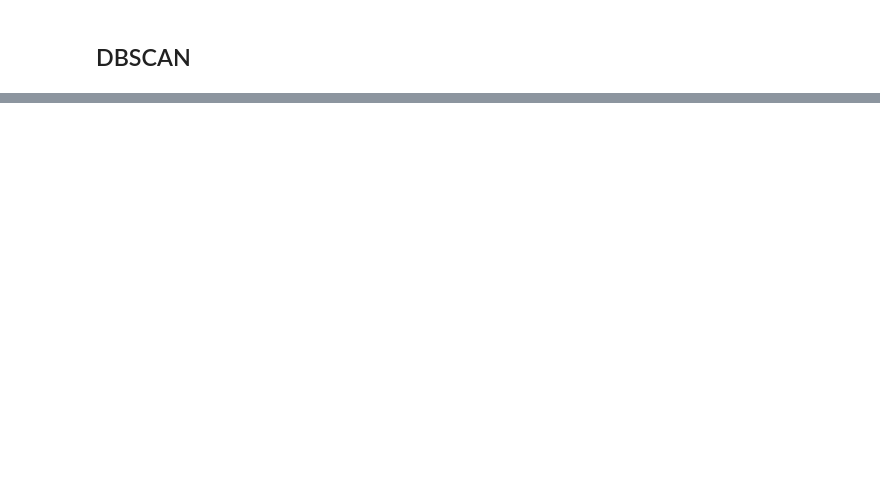
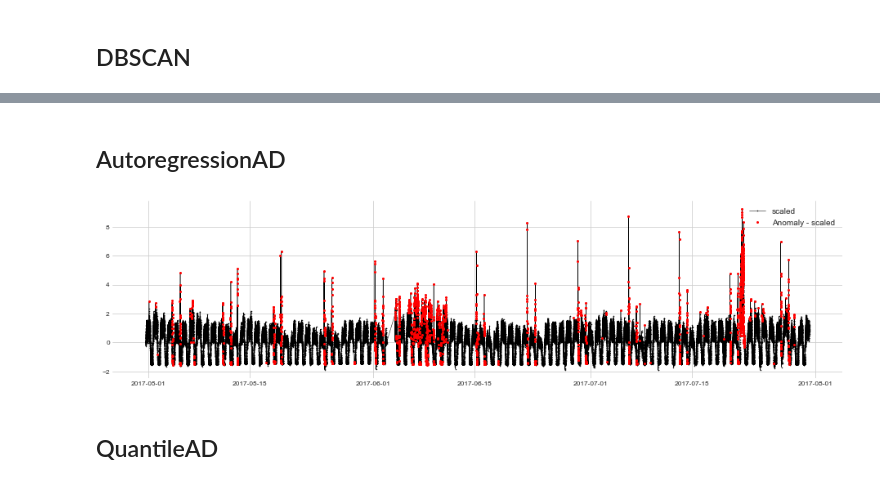
Before and after one commit to m3madadi/datadays, a Jupyter notebook: clustering_based.ipynb, the cells around one changed output, grey strips where cells are left out. Cells and saved outputs as stored; diff of their text form; code cells hidden in the pictures; blank space fills up the shorter version.

```diff
--- a/clustering_based.ipynb
+++ b/clustering_based.ipynb
@@ -147,0 +134,16 @@ Name: prediction, dtype: int64
+# %% [markdown]
+## AutoregressionAD
+# %%
+from adtk.data import validate_series
+s = validate_series(data)
+# %%
+from adtk.detector import AutoregressionAD
+autoregression_ad = AutoregressionAD(n_steps=7*2, step_size=24, c=3.0)
+anomalies = autoregression_ad.fit_detect(s)
+
+from adtk.visualization import plot
+plot(s, anomaly=anomalies, ts_markersize=1, anomaly_color='red', anomaly_tag="marker", anomaly_markersize=2);
+# %% [output]
+[figure, added]
+# %% [markdown]
+## QuantileAD
```
Also changed, not shown: parts of 45 cells of this notebook, 2 other files.
